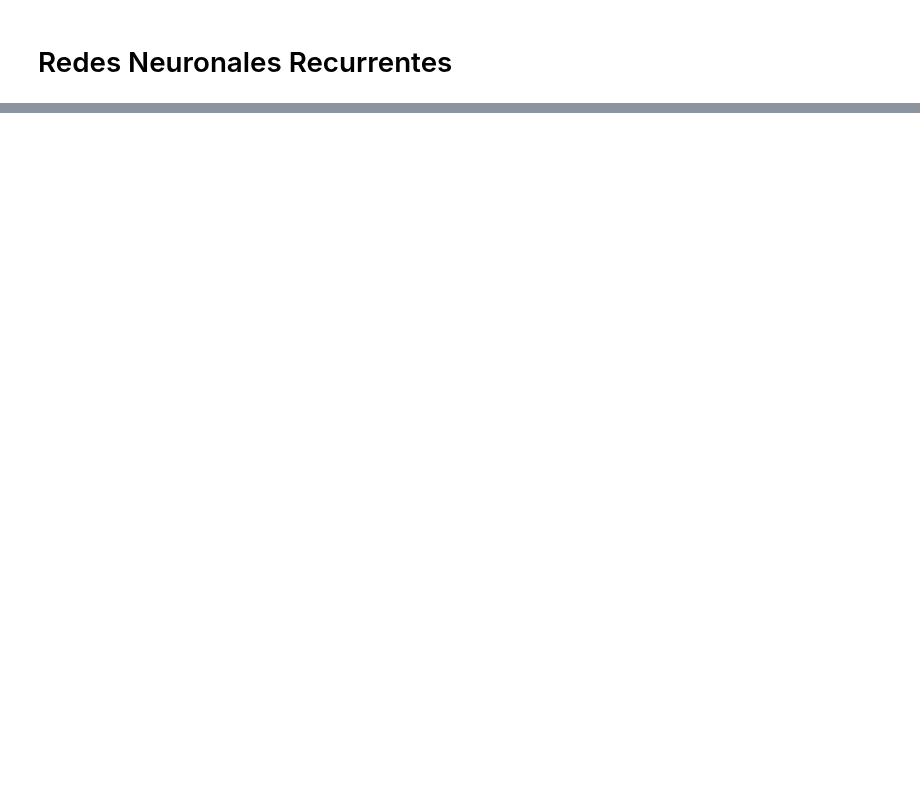
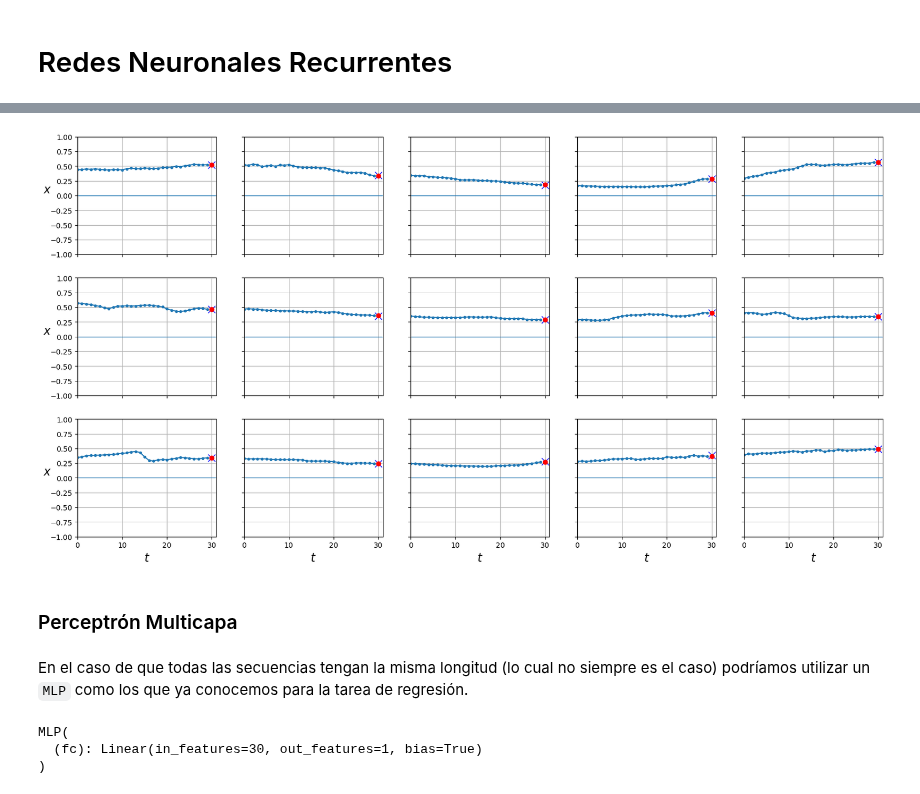
Before and after one commit to marcanii/SIS421---2-23, a Jupyter notebook: Laboratories/Lab04/01_rnn.ipynb, the cells around one changed output, grey strips where cells are left out. Saved outputs shown, nothing was run; the diff lists cells and outputs as text; code cells hidden in the pictures; blank space fills up the shorter version.

```diff
--- a/Laboratories/Lab04/01_rnn.ipynb
+++ b/Laboratories/Lab04/01_rnn.ipynb
@@ -44,0 +166,9 @@ class dataset(Dataset):
+# %%
+y_pred = X_test[:,-1]
+plot_series(X_test, y_test, y_pred)
+# %% [output]
+[figure, added]
+# %% [markdown]
+### Perceptrón Multicapa
+# %% [markdown]
+En el caso de que todas las secuencias tengan la misma longitud (lo cual no siempre es el caso) podríamos utilizar un `MLP` como los que ya conocemos para la tarea de regresión.
@@ -44,0 +204,17 @@ class dataset(Dataset):
+# %%
+class MLP(torch.nn.Module):
+  def __init__(self, n_in=30, n_out=1):
+    super().__init__()
+    self.fc = torch.nn.Linear(n_in, n_out)
+
+  def forward(self, x):
+    x = x.view(x.shape[0], -1)
+    x = self.fc(x)
+    return x
+
+mlp = MLP()
+mlp
+# %% [output]
+MLP(
+  (fc): Linear(in_features=30, out_features=1, bias=True)
+)
```
Also changed, not shown: parts of 25 cells of this notebook, 1 other file.
